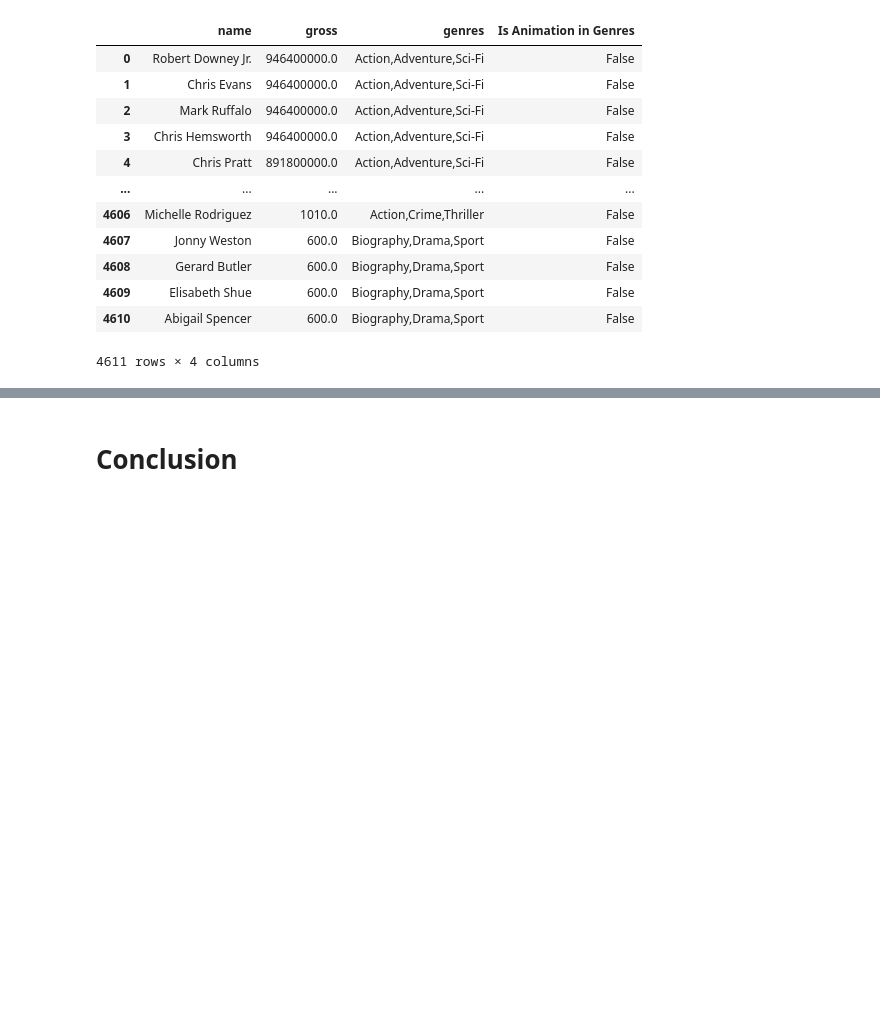
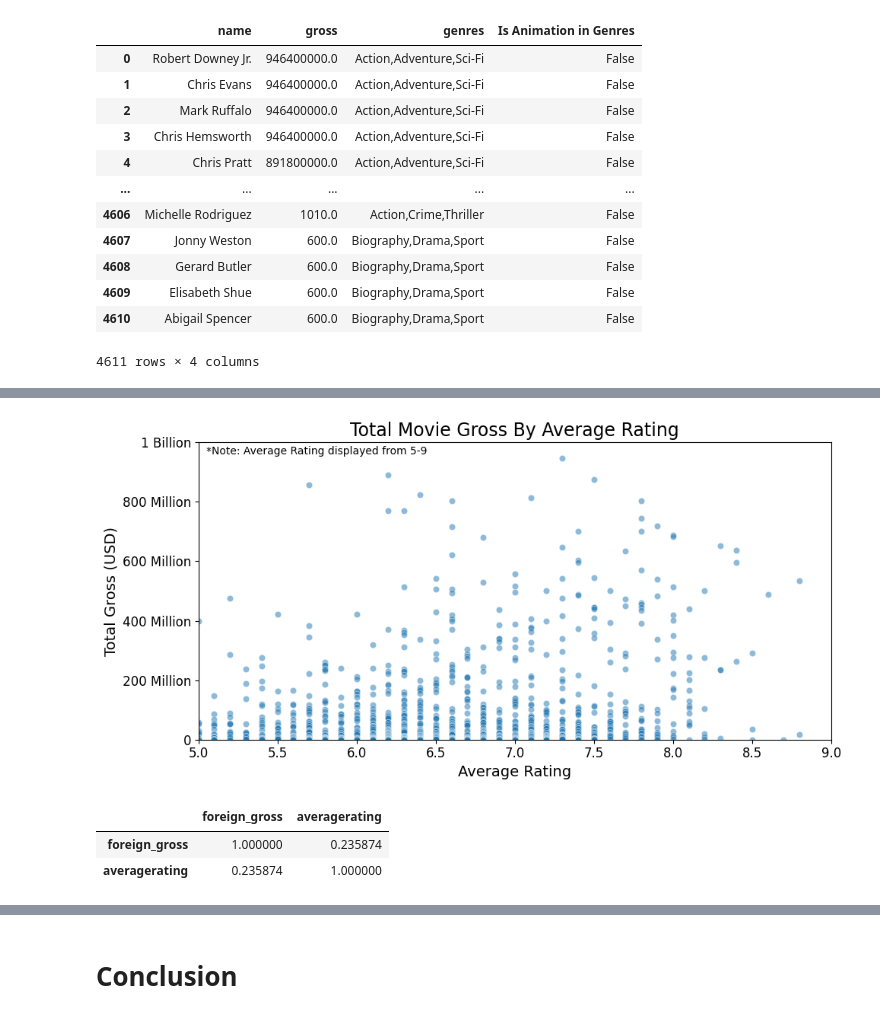
Before and after one commit to neurosxx/dsc-phase-2-project-v3, a Jupyter notebook: movie_analysis.ipynb, the cells around one changed output, grey strips where cells are left out. Drawn from its saved outputs; the diff is of its cells as text; code cells hidden in the pictures; blank space fills up the shorter version.

```diff
--- a/movie_analysis.ipynb
+++ b/movie_analysis.ipynb
@@ -906,10 +906,10 @@ join_ratings_gross = pd.read_sql("""
   SELECT bom.foreign_gross, ratings.averagerating
   FROM movie_gross AS bom
   INNER JOIN
-  imbd_movie_basics AS bas
+  movie_basics AS bas  -- Changed 'imbd_movie_basics' to 'movie_basics'
   ON bom.title=bas.original_title AND bom.year=bas.start_year
   INNER JOIN
-  imbd_movie_ratings AS ratings
+  movie_ratings AS ratings -- Changed 'imbd_movie_ratings' to 'movie_ratings'
   ON bas.movie_id=ratings.movie_id
   ORDER BY foreign_gross DESC;
   """,  conn)
@@ -921,0 +931,31 @@ DatabaseError: Execution failed on sql '
+# %%
+sorted_join_ratings__gross = join_ratings_gross.sort_values(
+    by='foreign_gross', ascending=False)
+
+fig, ax = plt.subplots(figsize=(10, 5))
+
+plt.gca().set(xlim=(5,9))
+plt.gca().set(ylim=(0,1000000000))
+ax.set_yticklabels(['0', '200 Million', '400 Million', '600 Million',
+                    '800 Million', '1 Billion'])
+plt.tick_params(axis='both', which='major', labelsize=12)
+
+sns.scatterplot(data=sorted_join_ratings__gross,
+                x='averagerating', y='foreign_gross', alpha=0.5)
+
+plt.title("Total Movie Gross By Average Rating", fontsize=17)
+plt.xlabel("Average Rating", fontsize=14)
+plt.ylabel("Total Gross (USD)", fontsize=14)
+
+plt.text(5.05, 960000000, '*Note: Average Rating displayed from 5-9')
+
+plt.tight_layout()
+plt.show()
+# %% [output]
+[figure, added]
+# %%
+sorted_join_ratings__gross.corr()
+# %% [output]
+|  | foreign_gross | averagerating |
+| foreign_gross | 1.000000 | 0.235874 |
+| averagerating | 0.235874 | 1.000000 |
```
Also changed, not shown: parts of 6 cells of this notebook.
